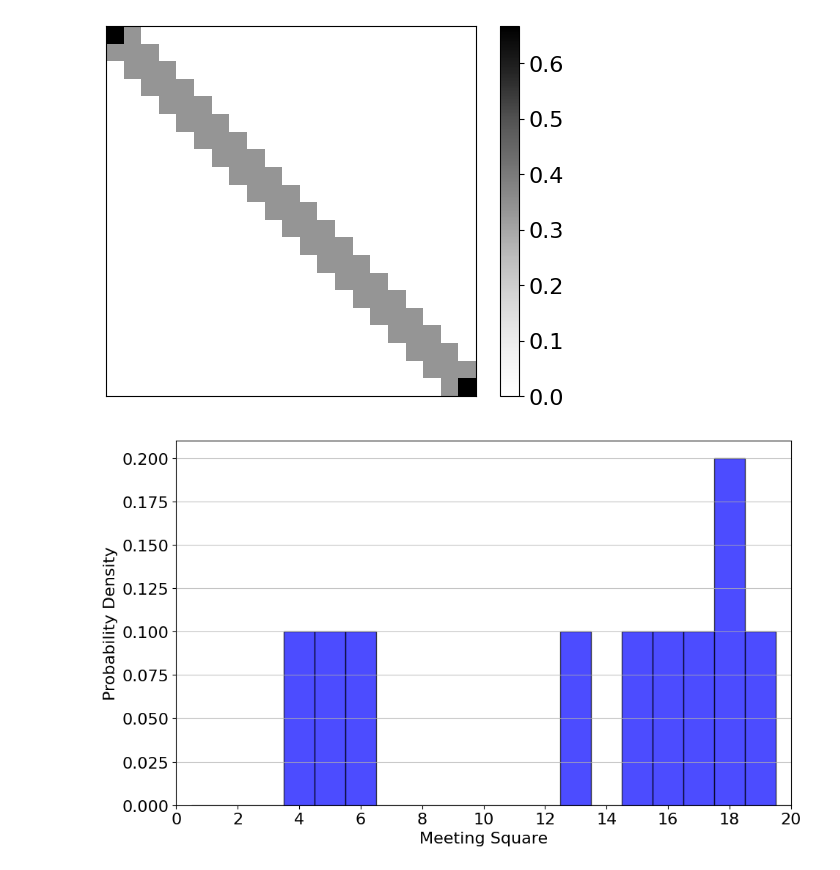
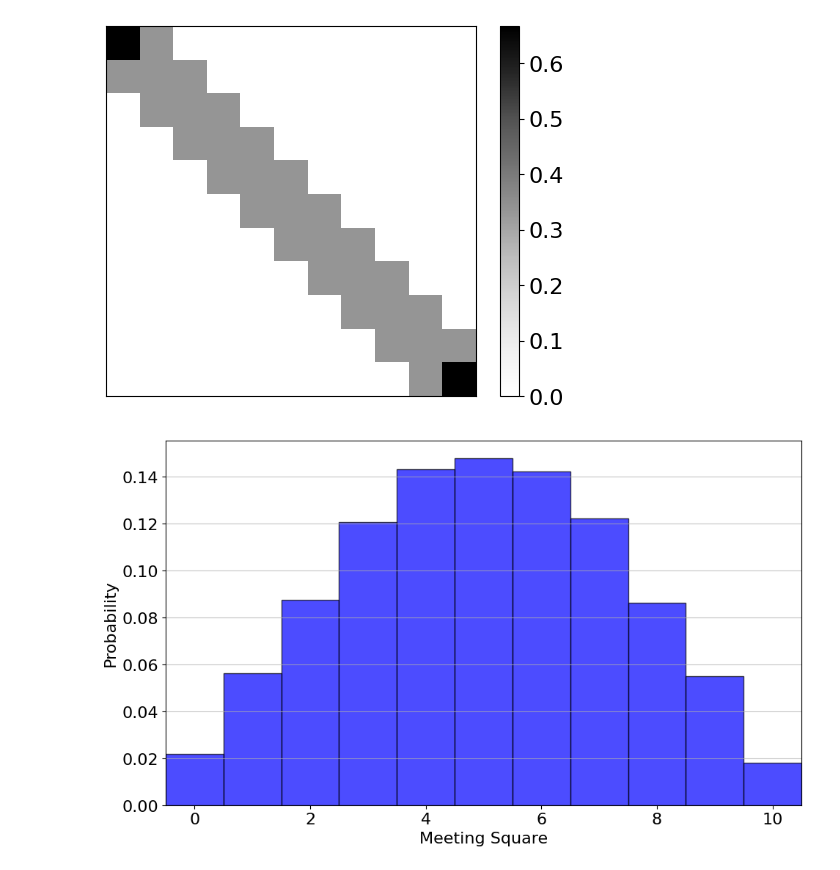
Before and after one commit to Buffoni/smart-walkers, a Jupyter notebook: get_all_the_figures_for_paper.ipynb, the cells around one changed output. Cells and saved outputs as stored; diff of their text form; code cells hidden in the pictures.

```diff
--- a/get_all_the_figures_for_paper.ipynb
+++ b/get_all_the_figures_for_paper.ipynb
@@ -4,8 +4,8 @@ from matplotlib import pyplot as plt
 import swalkers
 
 
-NUMBER_OF_SQUARES = 21
-NUMBER_OF_GAMES = int(1e1)
+NUMBER_OF_SQUARES = 11
+NUMBER_OF_GAMES = 10000
 START_POS_ALICE = 1
 START_POS_BOB = NUMBER_OF_SQUARES - 2
 
@@ -34,7 +34,7 @@ plt.yticks([])
 plt.colorbar()
 plt.show()
 # %% [output]
-[figure, old version]
+[figure, new version]
 # %%
 # Get the data for random walkers
 random_walker_alice = swalkers.entities.Walker(
@@ -43,37 +43,37 @@ random_walker_alice = swalkers.entities.Walker(
     world_dimension=NUMBER_OF_SQUARES,
     use_brain=False,
     learn=False
 )
 random_walker_bob = swalkers.entities.Walker(
     name='Random Bob',
     start_position=START_POS_BOB,
     world_dimension=NUMBER_OF_SQUARES,
     use_brain=False,
     learn=False
 )
 
 results = swalkers.simulation.playgames(
     walker_1=random_walker_alice,
     walker_2=random_walker_bob,
     world_dimension=NUMBER_OF_SQUARES,
     reward_function=swalkers.entities.linear_reward,
     number_of_games=NUMBER_OF_GAMES
 )
 
 meeting_squares_random = results['meeting_squares']
 
 # Plot the meeting squares as a histogram
 plt.figure(figsize=(10, 6))
-plt.hist(meeting_squares_random, bins=np.arange(0.5, NUMBER_OF_SQUARES + 0.5, 1), density=True, alpha=0.7, color='blue', edgecolor='black')
+plt.hist(meeting_squares_random, bins=np.arange(-0.5, NUMBER_OF_SQUARES + 0.5, 1), density=True, alpha=0.7, color='blue', edgecolor='black')
 plt.xlabel('Meeting Square')
-plt.ylabel('Probability Density')
+plt.ylabel('Probability')
 plt.xticks(np.arange(0, NUMBER_OF_SQUARES + 1, 2))
-plt.xlim(0, NUMBER_OF_SQUARES - 1)
+plt.xlim(-0.5, NUMBER_OF_SQUARES - 1 + 0.5)
 plt.grid(axis='y', alpha=0.75)
 plt.tight_layout()
 plt.show()
 # %% [output]
-[figure, old version]
+[figure, new version]
 # %%
 # Get the theoretical cure and confront
 
```
Also changed, not shown: parts of 12 cells of this notebook, 4 other files.
